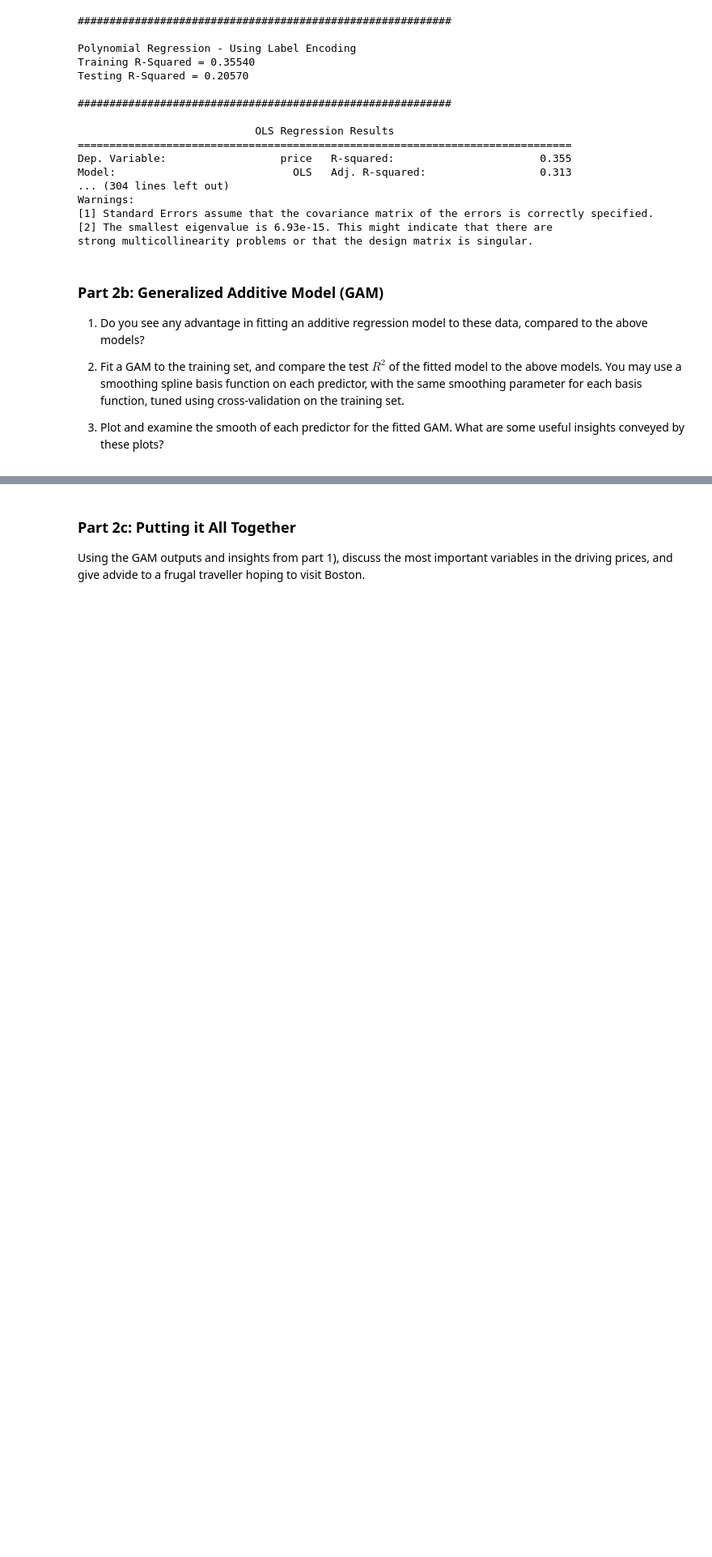
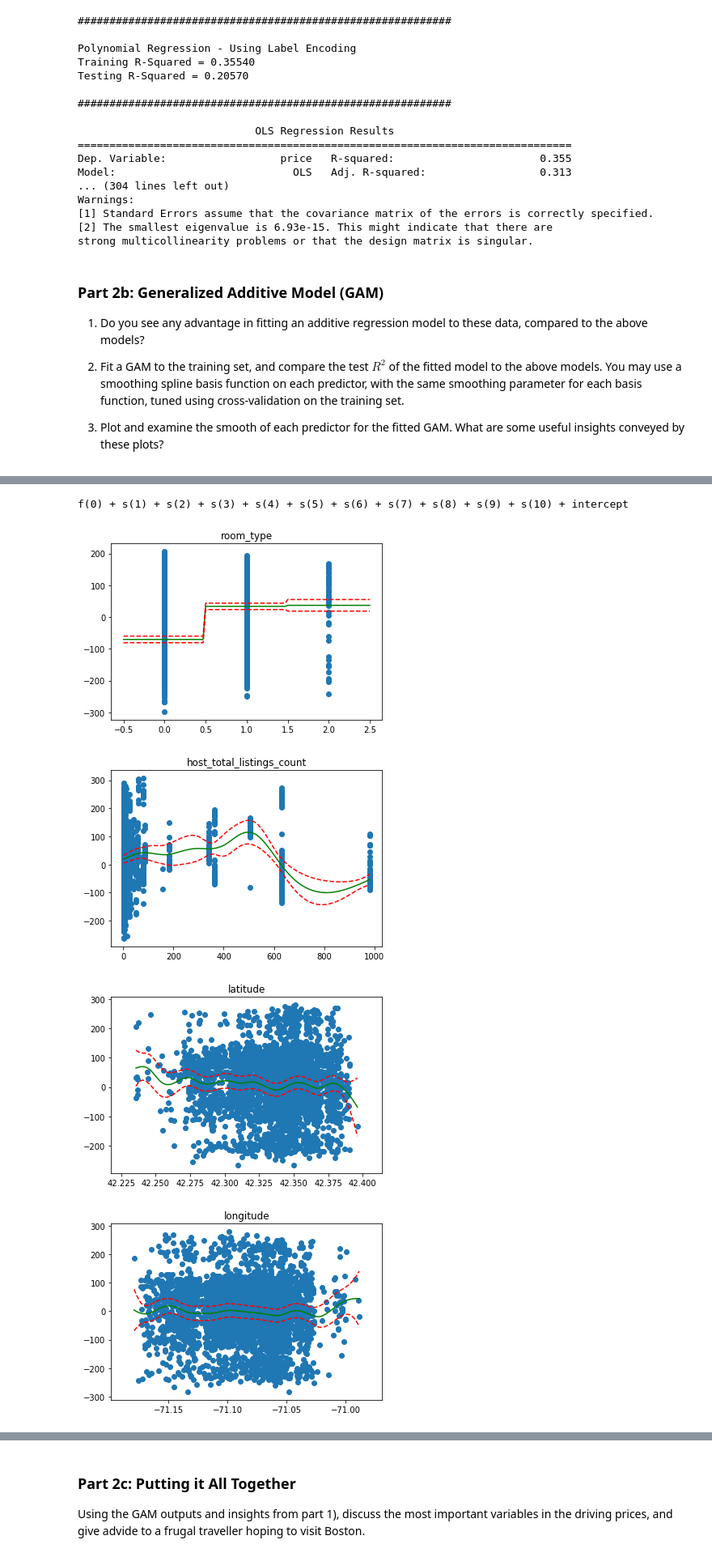
Before and after one commit to gurdeep101/2020-CS109B, a Jupyter notebook: content/homeworks/hw01/v2_cs109b_hw1.ipynb, the cells around one changed output, grey strips where cells are left out. Shown at 81% size. Saved outputs shown, nothing was run; the diff lists cells and outputs as text; code cells hidden in the pictures; blank space fills up the shorter version.

```diff
--- a/content/homeworks/hw01/v2_cs109b_hw1.ipynb
+++ b/content/homeworks/hw01/v2_cs109b_hw1.ipynb
@@ -645,0 +665,3 @@ from sklearn.preprocessing import LabelEncoder
+# %%
+x = train_lin2.drop(labels = ['price'], axis = 1)
+x.head()
@@ -645,0 +675,3 @@ from sklearn.preprocessing import LabelEncoder
+# %%
+y = listing_train['price']
+y.head()
@@ -645,0 +685,3 @@ from sklearn.preprocessing import LabelEncoder
+# %%
+lin_gam = LinearGAM(f(0) + s(1) + s(2) + s(3) + s(4) + s(5) + s(6) + s(7) + s(8) + s(9) + s(10)).fit(x,y)
+lin_gam.summary()
@@ -645,0 +710,26 @@ from sklearn.preprocessing import LabelEncoder
+# %%
+res = lin_gam.deviance_residuals(x,y)
+# %%
+lin_gam.terms
+# %% [output]
+f(0) + s(1) + s(2) + s(3) + s(4) + s(5) + s(6) + s(7) + s(8) + s(9) + s(10) + intercept
+# %%
+for i, term in enumerate(lin_gam.terms):
+    if term.isintercept:
+        continue
+
+    xx = lin_gam.generate_X_grid(term = i)
+    pdep, confi = lin_gam.partial_dependence(term = i, X = xx, width = 0.95)
+    pdep2, _ = lin_gam.partial_dependence(term = i, X = x, width = 0.95)
+
+    plt.figure()
+    plt.scatter(x.iloc[:, term.feature], pdep2 + res)
+    plt.plot(xx[:, term.feature], pdep, c = 'g')
+    plt.plot(xx[:, term.feature], confi, c = 'r', ls = '--')
+    plt.title(x.columns.values[term.feature])
+    plt.show()
+# %% [output]
+[figure, added]
+[figure, added]
+[figure, added]
+[figure, added]
```
Also changed, not shown: parts of 17 cells of this notebook.
